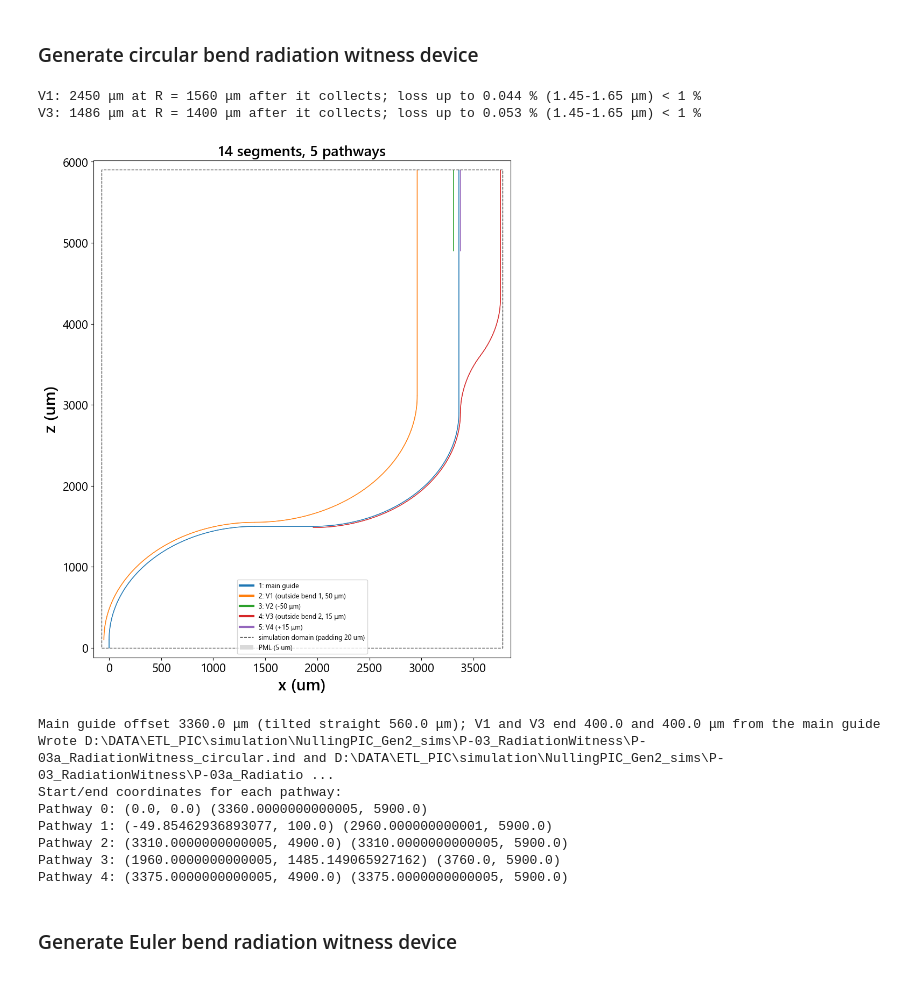
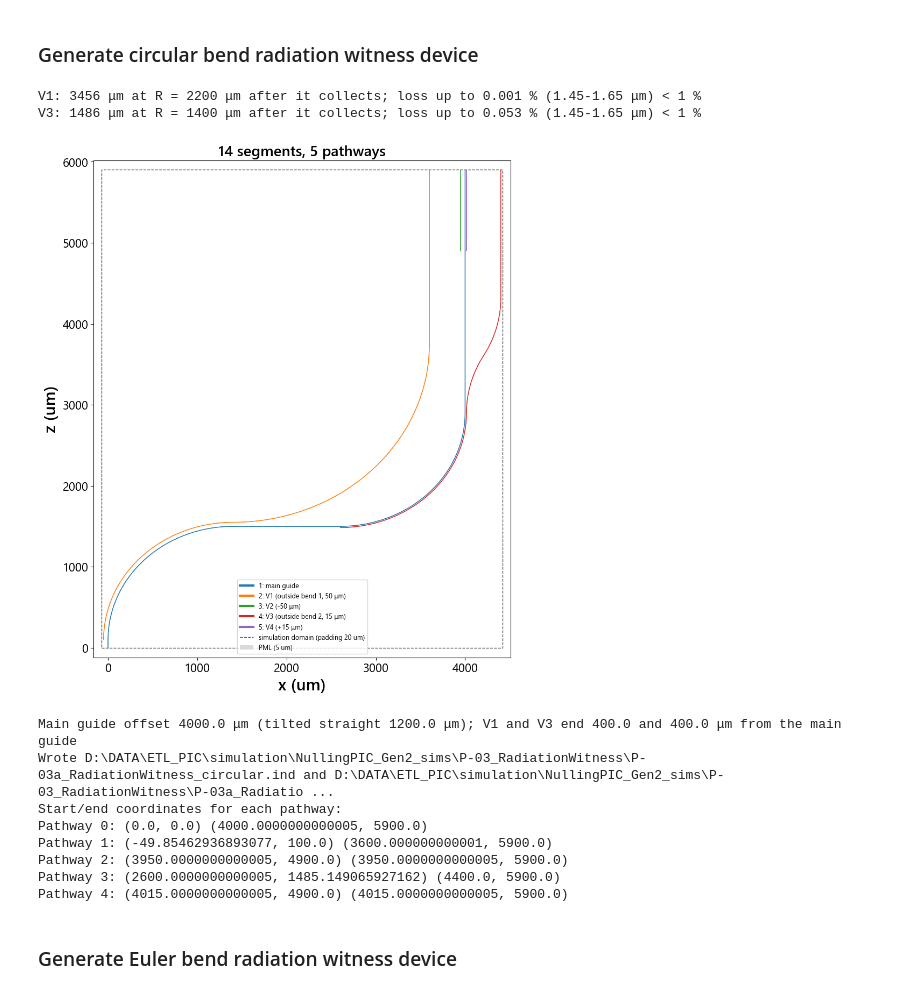
Before and after one commit to apaiasno/ETL_PIC, a Jupyter notebook: simulation/NullingPIC_Gen2_sims/MakeGeometry.ipynb, the cells around one changed output. Cells and saved outputs as stored; diff of their text form; code cells hidden in the pictures.

```diff
--- a/simulation/NullingPIC_Gen2_sims/MakeGeometry.ipynb
+++ b/simulation/NullingPIC_Gen2_sims/MakeGeometry.ipynb
@@ -154,7 +190,7 @@ paths = device_paths(device_dir, device_name)
 input_length = 100.0            # straight before the side-step (um)
 bend_radius = 1400.0            # main guide arcs (um)
 bend_angle = 90             # angle of each main-guide arc (deg); below 90, so the tilted straight still advances in z
-main_offset = 3360.0            # minimum lateral offset of the main guide (um)
+main_offset = 4000.0            # minimum lateral offset of the main guide (um)
 bend_straight = max(100.0, rlib.sidestep_straight(bend_radius, main_offset, bend_angle))   # tilted straight between the side-step arcs (um)
 v1_pitch = 50.0                 # V1, outside bend 1 (-x side) (um, gen-2 minimum)
 v3_pitch = 15.0                 # V3, outside bend 2 (+x side) (um, gen-1 spacing)
@@ -207,42 +243,42 @@ if abs(v3_gap - step_away) > 1e-6:
     v3_theta = np.degrees(np.arccos(1 - abs(v3_gap - step_away) / (2 * step_radius)))
     v3_pieces = [("arc", step_radius, v3_side * v3_theta), ("arc", step_radius, -v3_side * v3_theta)]
 v3_away = c.add_route(v3["x_end"], v3["z_end"], 0.0, v3_pieces, offset_wavelength=DESIGN_WAVELENGTH)
 v3_out = c.line((v3_away["x_end"], v3_away["z_end"]), (v3_away["x_end"], z_end), extended=True)
 c.add_pathway([*v3["segments"], *v3_away["segments"], v3_out])
 
 # Pathway 5, V4: straight on the other side of the output straight, same span as V2
 v4 = c.line((x_out + v4_pitch, z_bend + straight_start), (x_out + v4_pitch, z_end), extended=True)
 c.add_pathway([v4])
 
 # Check: V1 and V3 keep > 99% of what they collect (bend loss of the arcs after their collecting bend, from the FemSIM bend-loss table)
 for name, arcs in (("V1", [(v1_turn_radius, v1["arc_length"]), (step_radius, v1_away["arc_length"])]),
                    ("V3", [(step_radius, v3_away["arc_length"])])):
     loss_dB = sum(rlib.get_loss(R, wav_band) * length * 1e-4 for R, length in arcs if length > 0)
     loss = 100 * (1 - 10 ** (-np.asarray(loss_dB) / 10))
     print(f"{name}: " + " + ".join(f"{length:.0f} μm at R = {R:.0f} μm" for R, length in arcs if length > 0)
           + f" after it collects; loss up to {np.max(loss):.3f} % ({wav_band[0]:g}-{wav_band[-1]:g} μm) {'< 1 %' if np.max(loss) < 1 else '>= 1 %: too much'}")
 
 # Export and visualize circuit
 info = export_device(c, paths)
 c.plot(labels=["main guide", f"V1 (outside bend 1, {v1_pitch:g} μm)", f"V2 (-{v2_pitch:g} μm)", f"V3 (outside bend 2, {v3_pitch:g} μm)",
                f"V4 (+{v4_pitch:g} μm)"], figsize=(10, 12))
 print(f"Main guide offset {x_out:.1f} μm (tilted straight {bend_straight:.1f} μm); V1 and V3 end {x_out - v1_away['x_end']:.1f} and "
       f"{v3_away['x_end'] - x_out:.1f} μm from the main guide")
 print(f"Wrote {paths['ind']} and {paths['gds']}; {z_end / SIM['Step_z']:.0f} propagation steps per wavelength")
 
 print("Start/end coordinates for each pathway:")
 [print(f"Pathway {i}:", c.pathways[i].start, c.pathways[i].end) for i in range(len(c.pathways))];
 # %% [output]
-V1: 2450 μm at R = 1560 μm after it collects; loss up to 0.044 % (1.45-1.65 μm) < 1 %
+V1: 3456 μm at R = 2200 μm after it collects; loss up to 0.001 % (1.45-1.65 μm) < 1 %
 V3: 1486 μm at R = 1400 μm after it collects; loss up to 0.053 % (1.45-1.65 μm) < 1 %
-[figure, old version]
+[figure, new version]
-Main guide offset 3360.0 μm (tilted straight 560.0 μm); V1 and V3 end 400.0 and 400.0 μm from the main guide
+Main guide offset 4000.0 μm (tilted straight 1200.0 μm); V1 and V3 end 400.0 and 400.0 μm from the main guide
 Wrote D:\DATA\ETL_PIC\simulation\NullingPIC_Gen2_sims\P-03_RadiationWitness\P-03a_RadiationWitness_circular.ind and D:\DATA\ETL_PIC\simulation\NullingPIC_Gen2_sims\P-03_RadiationWitness\P-03a_Radiatio ...
 Start/end coordinates for each pathway:
-Pathway 0: (0.0, 0.0) (3360.0000000000005, 5900.0)
-Pathway 1: (-49.85462936893077, 100.0) (2960.000000000001, 5900.0)
-Pathway 2: (3310.0000000000005, 4900.0) (3310.0000000000005, 5900.0)
-Pathway 3: (1960.0000000000005, 1485.149065927162) (3760.0, 5900.0)
-Pathway 4: (3375.0000000000005, 4900.0) (3375.0000000000005, 5900.0)
+Pathway 0: (0.0, 0.0) (4000.0000000000005, 5900.0)
+Pathway 1: (-49.85462936893077, 100.0) (3600.000000000001, 5900.0)
+Pathway 2: (3950.0000000000005, 4900.0) (3950.0000000000005, 5900.0)
+Pathway 3: (2600.0000000000005, 1485.149065927162) (4400.0, 5900.0)
+Pathway 4: (4015.0000000000005, 4900.0) (4015.0000000000005, 5900.0)
 # %% [markdown]
 ### Generate Euler bend radiation witness device
```
Also changed, not shown: parts of 23 cells of this notebook, 24 other files.
